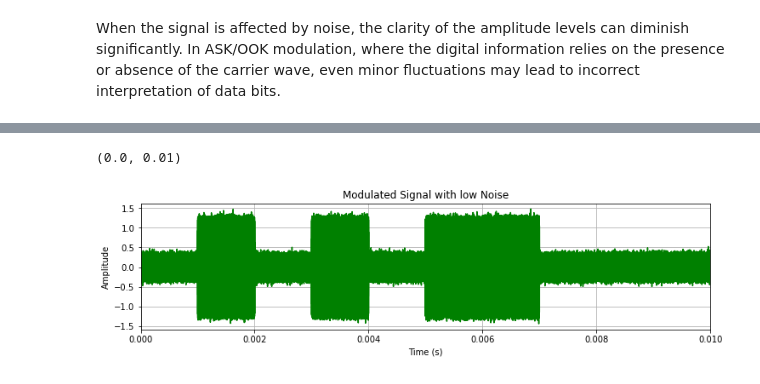
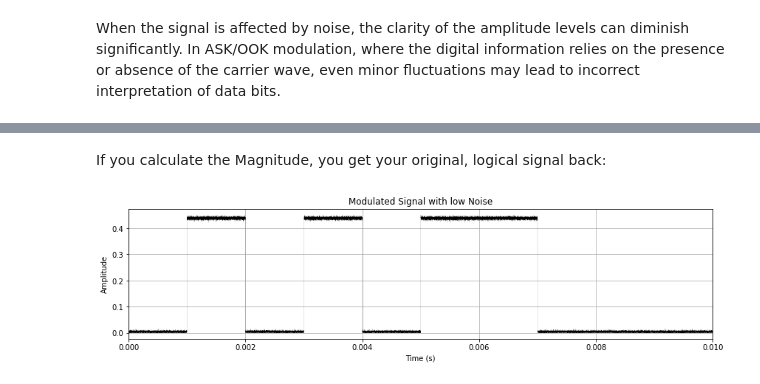
Before and after one commit to eydam-prototyping/cc1101, a Jupyter notebook: fundamentals/Modulation_ASK_OOK.ipynb, the cells around one changed output, grey strips where cells are left out. Cells and saved outputs as stored; diff of their text form; code cells hidden in the pictures.

```diff
--- a/fundamentals/Modulation_ASK_OOK.ipynb
+++ b/fundamentals/Modulation_ASK_OOK.ipynb
@@ -156,13 +207,16 @@ plt.show()
+# %% [markdown]
+If you calculate the Magnitude, you get your original, logical signal back:
 # %%
-
 plt.figure(figsize=(12, 6))
 plt.subplot(2, 1, 1)
-plt.plot(t, modulated_signal_noisy, color='green')
+plt.plot(t, np.abs(filtered_signal), color='black', linewidth=0.1)
 plt.title("Modulated Signal with low Noise")
 plt.xlabel("Time (s)")
 plt.ylabel("Amplitude")
 plt.grid()
 plt.xlim(t0, t1)
+
+plt.tight_layout()
+plt.show()
 # %% [output]
-(0.0, 0.01)
-[figure, old version]
+[figure, new version]
```
Also changed, not shown: parts of 10 cells of this notebook.
